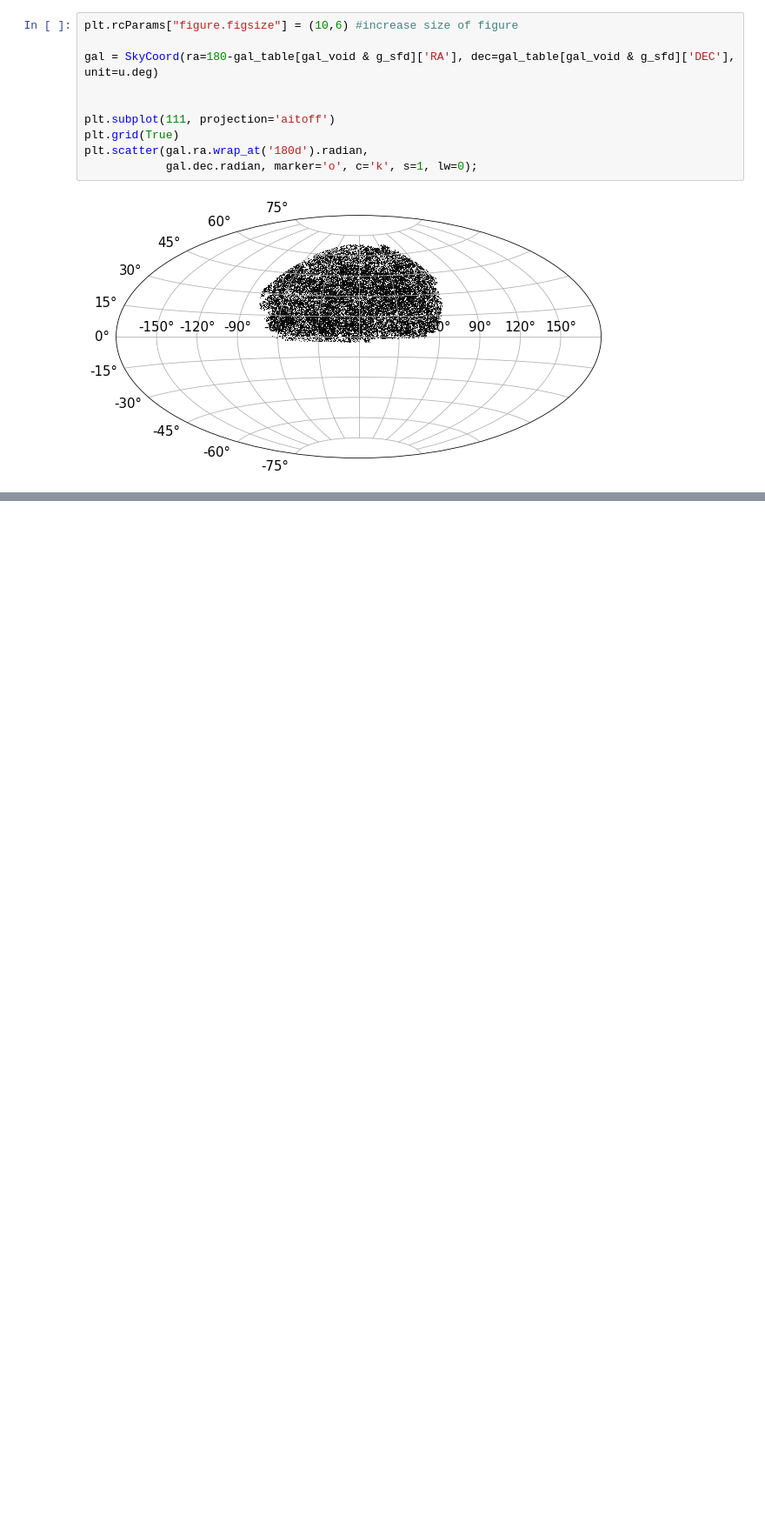
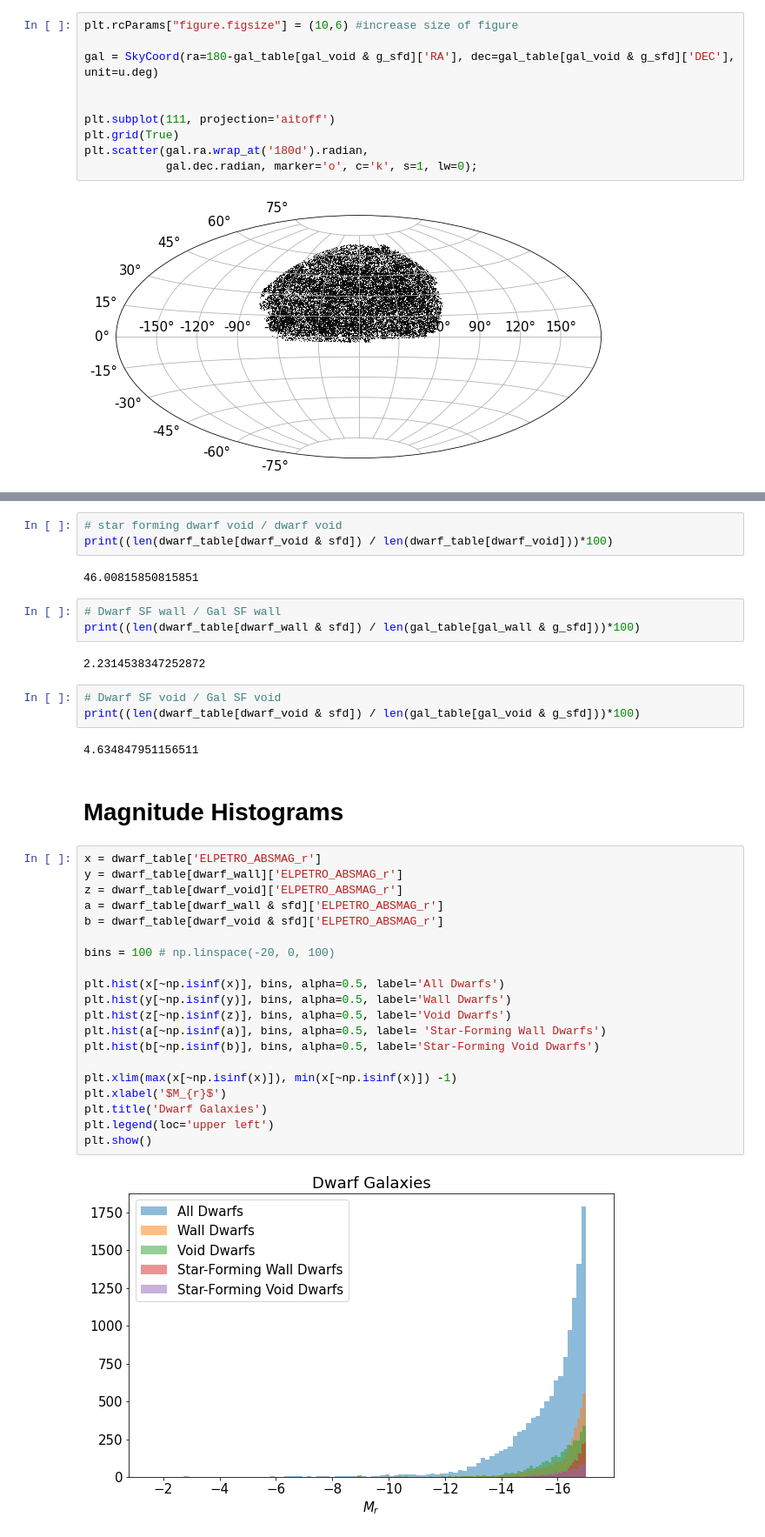
Before and after one commit to kadglass/SmallScale, a Jupyter notebook: Wall and Void Dwarfs in Catalog.ipynb, the cells around one changed output, grey strips where cells are left out. Shown at 87% size. Cells and saved outputs as stored; diff of their text form; blank space fills up the shorter version.

Commit message:
added histogram of the magnitudes

```diff
--- a/Wall and Void Dwarfs in Catalog.ipynb
+++ b/Wall and Void Dwarfs in Catalog.ipynb
@@ -259,0 +245,39 @@ print((len(dwarf_table[dwarf_void & sfd]) / len(gal_table[gal_void & g_sfd]))*10
+# %%
+# star forming dwarf void / dwarf void
+print((len(dwarf_table[dwarf_void & sfd]) / len(dwarf_table[dwarf_void]))*100)
+# %% [output]
+46.00815850815851
+# %%
+# Dwarf SF wall / Gal SF wall
+print((len(dwarf_table[dwarf_wall & sfd]) / len(gal_table[gal_wall & g_sfd]))*100)
+# %% [output]
+2.2314538347252872
+# %%
+# Dwarf SF void / Gal SF void
+print((len(dwarf_table[dwarf_void & sfd]) / len(gal_table[gal_void & g_sfd]))*100)
+# %% [output]
+4.634847951156511
+# %% [markdown]
+# Magnitude Histograms
+# %%
+x = dwarf_table['ELPETRO_ABSMAG_r']
+y = dwarf_table[dwarf_wall]['ELPETRO_ABSMAG_r']
+z = dwarf_table[dwarf_void]['ELPETRO_ABSMAG_r']
+a = dwarf_table[dwarf_wall & sfd]['ELPETRO_ABSMAG_r']
+b = dwarf_table[dwarf_void & sfd]['ELPETRO_ABSMAG_r']
+
+bins = 100 # np.linspace(-20, 0, 100)
+
+plt.hist(x[~np.isinf(x)], bins, alpha=0.5, label='All Dwarfs')
+plt.hist(y[~np.isinf(y)], bins, alpha=0.5, label='Wall Dwarfs')
+plt.hist(z[~np.isinf(z)], bins, alpha=0.5, label='Void Dwarfs')
+plt.hist(a[~np.isinf(a)], bins, alpha=0.5, label= 'Star-Forming Wall Dwarfs')
+plt.hist(b[~np.isinf(b)], bins, alpha=0.5, label='Star-Forming Void Dwarfs')
+
+plt.xlim(max(x[~np.isinf(x)]), min(x[~np.isinf(x)]) -1)
+plt.xlabel('$M_{r}$')
+plt.title('Dwarf Galaxies')
+plt.legend(loc='upper left')
+plt.show()
+# %% [output]
+[figure, added]
```
Also changed, not shown: parts of 12 cells of this notebook.
